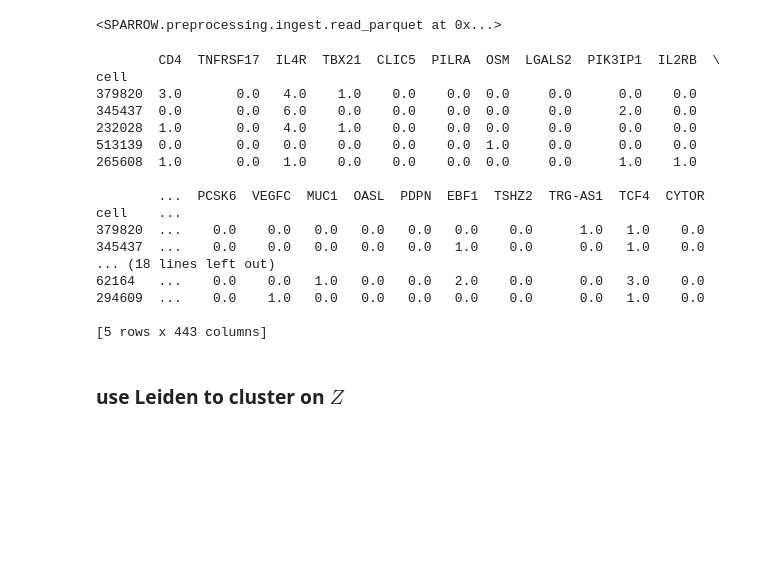
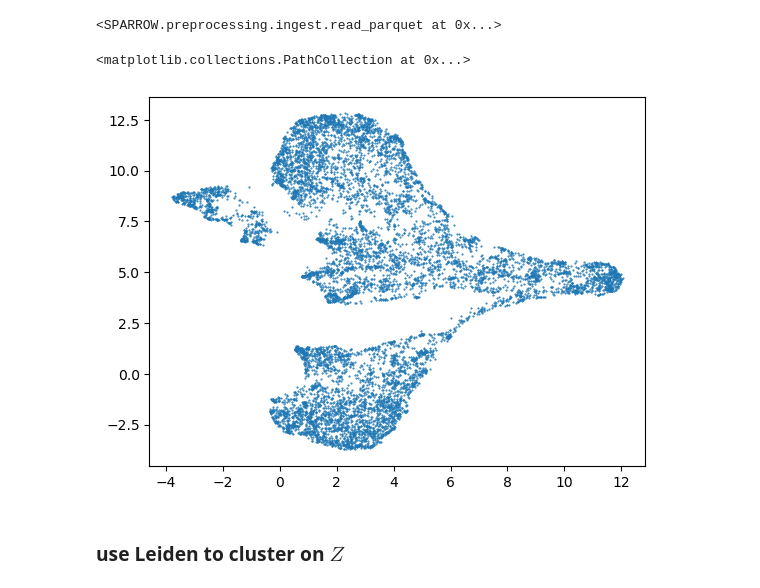
Before and after one commit to aifimmunology/SPARROW, a Jupyter notebook: 03_Train_VAE.ipynb, the cells around one changed output. Drawn from its saved outputs; the diff is of its cells as text; code cells hidden in the pictures; blank space fills up the shorter version.

```diff
--- a/03_Train_VAE.ipynb
+++ b/03_Train_VAE.ipynb
@@ -178,44 +205,22 @@ First train the VAE model to obtain the latent representation $Z$, then cluster
 # %%
 # Load the parquet file previously created according to notebook 02
 parquet_dir = "/home/jupyter/sparrow_demo/test_parquet/"
-obj = preprocessing.ingest.read_parquet(f"{parquet_dir}",n_meta_col=9)
+obj = SPARROW.preprocessing.ingest.read_parquet(f"{parquet_dir}",n_meta_col=9)
 obj
 # %% [output]
 <SPARROW.preprocessing.ingest.read_parquet at 0x...>
 # %%
 #train test split
-X_train,X_test,_,_,_,_ = VAE.vae.train_test_split(
+X_train,X_test,_,_,_,_ = SPARROW.VAE.vae.train_test_split(
     obj,
     selected_features=obj._genes_no_blank,
     train_perc=0.8,
     random_seed=42,
     output_path = directory
 )
-# %%
-#check training and testing dataframes
-print (X_train.head())
-print (X_test.head())
-# %% [output]
-        CD4  TNFRSF17  IL4R  TBX21  CLIC5  PILRA  OSM  LGALS2  PIK3IP1  IL2RB  \
-cell
-379820  3.0       0.0   4.0    1.0    0.0    0.0  0.0     0.0      0.0    0.0
-345437  0.0       0.0   6.0    0.0    0.0    0.0  0.0     0.0      2.0    0.0
-232028  1.0       0.0   4.0    1.0    0.0    0.0  0.0     0.0      0.0    0.0
-513139  0.0       0.0   0.0    0.0    0.0    0.0  1.0     0.0      0.0    0.0
-265608  1.0       0.0   1.0    0.0    0.0    0.0  0.0     0.0      1.0    1.0
-
-        ...  PCSK6  VEGFC  MUC1  OASL  PDPN  EBF1  TSHZ2  TRG-AS1  TCF4  CYTOR
-cell    ...
-379820  ...    0.0    0.0   0.0   0.0   0.0   0.0    0.0      1.0   1.0    0.0
-345437  ...    0.0    0.0   0.0   0.0   0.0   1.0    0.0      0.0   1.0    0.0
-... (18 lines left out)
-62164   ...    0.0    0.0   1.0   0.0   0.0   2.0    0.0      0.0   3.0    0.0
-294609  ...    0.0    1.0   0.0   0.0   0.0   0.0    0.0      0.0   1.0    0.0
-
-[5 rows x 443 columns]
 # %%
 #set up model architecture. Layer dimensions and layer numbers are both tunable parameters.
-VAEmodel=VAE.vae.vae(X_train.shape[1],[160,84],[64,32,14])
+VAEmodelunsupervised=SPARROW.VAE.vae.vae(X_train.shape[1],[160,84],[64,32,14])
 
 # Provide a name for saving the model
 model_output_name = "sparrow_demo_unsupervised_vae_model"
@@ -225,8 +230,8 @@ model_output_name = "sparrow_demo_unsupervised_vae_model"
 AdamArgs = {'lr': 2e-3, 'weight_decay': 1e-5}
 optimizer = pyro.optim.Adam(AdamArgs)
 svi = SVI(
-    VAEmodel.model,
-    config_enumerate(VAEmodel.guide, "sequential", expand=True),
+    VAEmodelunsupervised.model,
+    config_enumerate(VAEmodelunsupervised.guide, "sequential", expand=True),
     optimizer,
     loss=Trace_ELBO()
 )
@@ -239,14 +244,19 @@ VAE.vae.train(
     write = False,  #we are not saving the model yet. If saving is desired, set write=True
 )
 # %%
-#let's pretend that the model is trained and ready to be applied
-VAEmodel.eval()
+#Evaluate and apply the trained VAE model.
+#note the model here is not trained to convergence; this is for demonstration only
+VAEmodelunsupervised.eval()
 with torch.no_grad():
-    loc,scale=VAEmodel.Encoder(torch.from_numpy(X_train.values).type(torch.float))
-    logits,scale=VAEmodel.Encoder_logits(loc)
+    loc,scale=VAEmodelunsupervised.Encoder(torch.from_numpy(X_train.values).type(torch.float))
+idx = np.random.permutation(np.arange(len(loc)))[:10000]
+# Visualise Z in UMAP space
 
-#argmax to get cell type labels
-celltypelabels = logits.argmax(axis=1)
+umap_fit, umap_transform = run_umap(loc.numpy()[idx])
+plt.scatter(*umap_transform.T,s = 1,marker='.')
+# %% [output]
+<matplotlib.collections.PathCollection at 0x...>
+[figure, added]
 # %% [markdown]
 ### use Leiden to cluster on $Z$
 # %%
```
Also changed, not shown: parts of 23 cells of this notebook, 2 other files.
